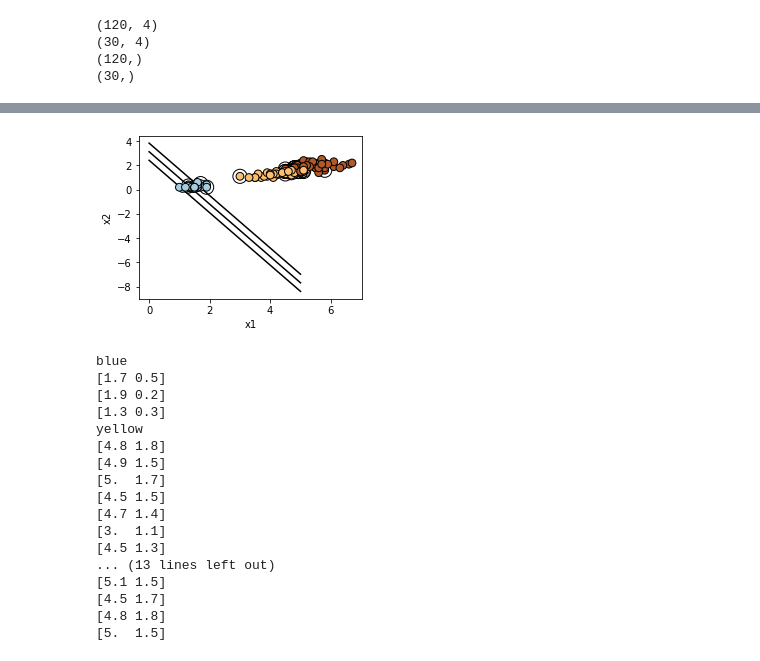
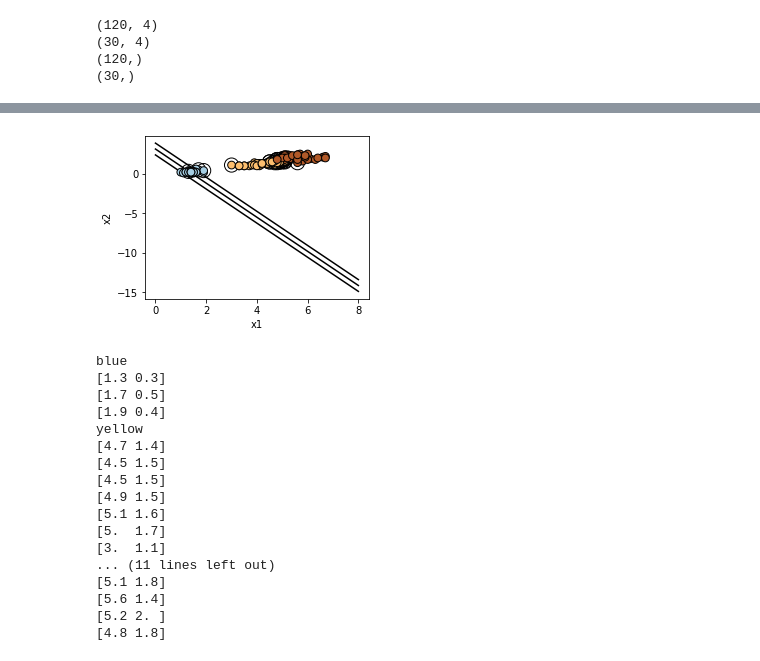
Before and after one commit to Alepes-8/D7041E, a Jupyter notebook: lab1/D7041E_code_for_lab1.ipynb, the cells around one changed output, grey strips where cells are left out. Drawn from its saved outputs; the diff is of its cells as text; code cells hidden in the pictures.

```diff
--- a/lab1/D7041E_code_for_lab1.ipynb
+++ b/lab1/D7041E_code_for_lab1.ipynb
@@ -321,14 +350,13 @@ from sklearn import svm
 # %%
-iris = datasets.load_iris()# Select 2 features / variables
-
-
+# import some data to play with
+iris = load_iris()
 
 X = iris.data[:,:4] #All features
 y = iris.target
 feature_names = iris.feature_names[:4]
 classes = iris.target_names
 
-X_train, X_test, Y_train, Y_test = train_test_split(X,y, test_size=0.2, train_size=0.8)
+X_train, X_test, Y_train, Y_test = train_test_split(X, y, test_size=0.2, train_size=0.8)
 print(X_train.shape)
 print(X_test.shape)
 
@@ -390,6 +424,6 @@ Part 3.1.3 /3.1.4
 ------------------
 # %%
-clf = svm.SVC(kernel='linear',decision_function_shape='ovr', C=1)
+clf = SVC(kernel='linear',decision_function_shape='ovr')
 clf.fit(X_train, Y_train)
 w = clf.coef_[0]
 # %%
@@ -455,57 +487,58 @@ yellow
 # %%
-# get the separating hyperplane
+#3vs4 decision boundry
+
+#get the separating hyperplane
 a = -w[2] / w[3]
+xx = np.linspace(0, 8)
+yy = a * xx - (clf.intercept_[0]) / w[3]
 
-xx = np.linspace(0, 5)
-
-
-yy = a * xx - (clf.intercept_[0]) / w[3]
 margin = 1 / np.sqrt(np.sum(clf.coef_ ** 2))
 yy_down = yy - np.sqrt(1 + a ** 2) * margin
 yy_up = yy + np.sqrt(1 + a ** 2) * margin
 
 plt.figure(1, figsize=(4, 3))
 plt.clf()
 plt.plot(xx, yy, "k-")
 plt.plot(xx, yy_down, "k-")
 plt.plot(xx, yy_up, "k-")
+
 plt.scatter(clf.support_vectors_[:, 2], clf.support_vectors_[:, 3], s=200, facecolors="none", zorder=10, edgecolors="k")
 plt.scatter(X_train[:, 2], X_train[:, 3], c=Y_train, zorder=10, s=60, cmap=plt.cm.Paired, edgecolors="k")
 plt.xlabel("x1")
 plt.ylabel("x2")
 plt.show()
 
 i = 0
 print("blue")
 for j in range(clf.n_support_[0]):
     print(clf.support_vectors_[i][2:4])
     i += 1
 
 print("yellow")
 for j in range(clf.n_support_[1]):
     print(clf.support_vectors_[i][2:4])
     i += 1
 
 print("red")
 for j in range(clf.n_support_[2]):
     print(clf.support_vectors_[i][2:4])
     i += 1
 # %% [output]
-[figure, old version]
+[figure, new version]
 blue
+[1.3 0.3]
 [1.7 0.5]
-[1.9 0.2]
-[1.3 0.3]
+[1.9 0.4]
 yellow
+[4.7 1.4]
+[4.5 1.5]
+[4.5 1.5]
+[4.9 1.5]
+[5.1 1.6]
+[5.  1.7]
+[3.  1.1]
+... (11 lines left out)
+[5.1 1.8]
+[5.6 1.4]
+[5.2 2. ]
 [4.8 1.8]
-[4.9 1.5]
-[5.  1.7]
-[4.5 1.5]
-[4.7 1.4]
-[3.  1.1]
-[4.5 1.3]
-... (13 lines left out)
-[5.1 1.5]
-[4.5 1.7]
-[4.8 1.8]
-[5.  1.5]
```
Also changed, not shown: parts of 24 cells of this notebook.
